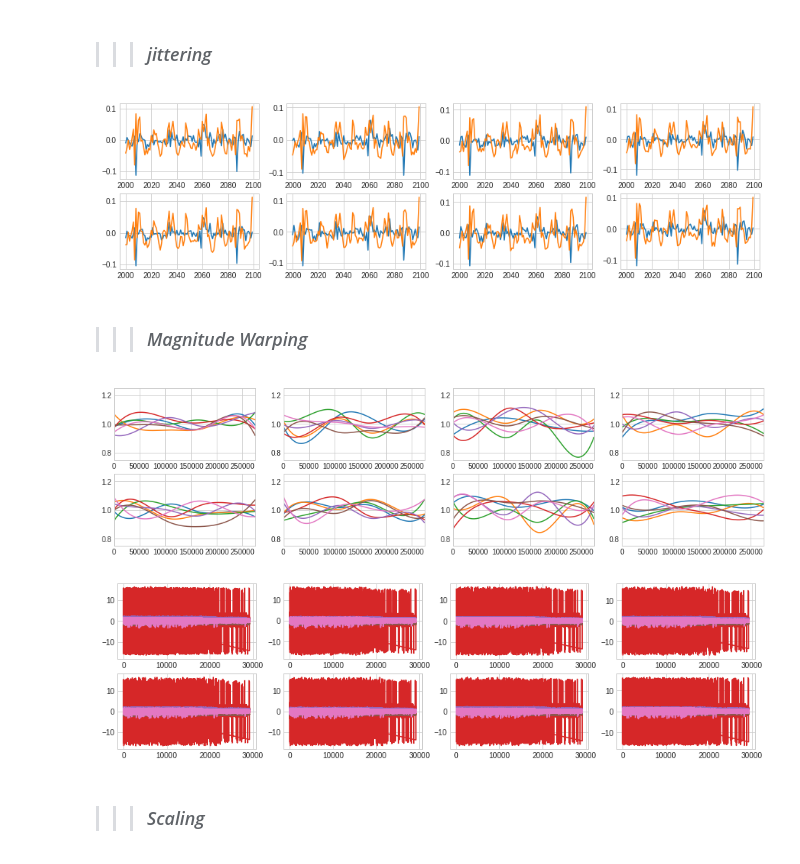
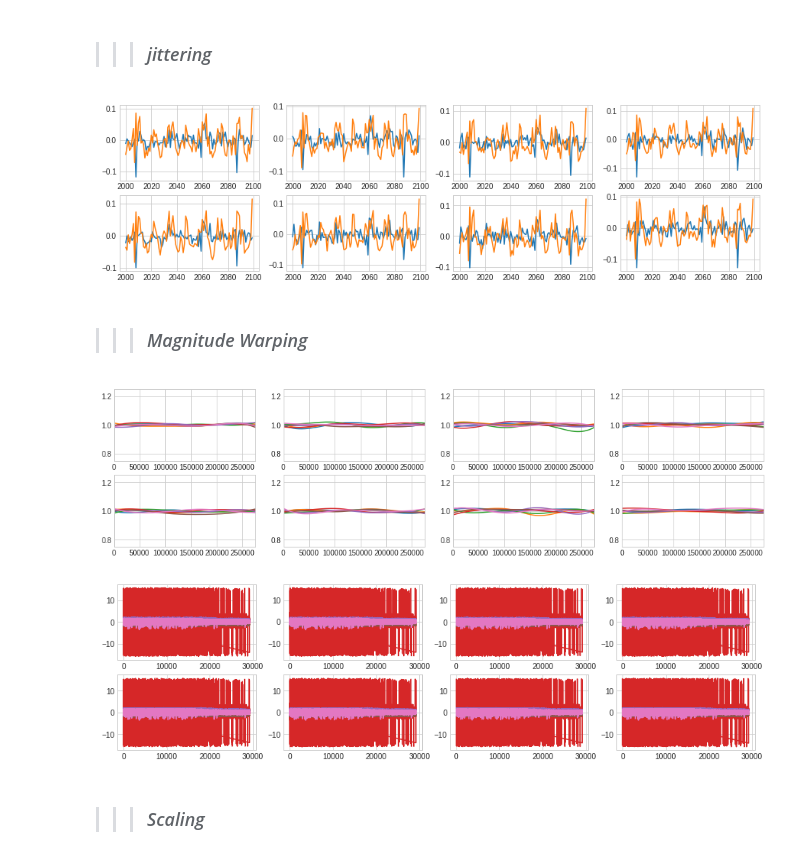
Before and after one commit to caplove/DX_team_4_repo, a Jupyter notebook: Team_4_Augment_CNN.ipynb, the cells around one changed output. Drawn from its saved outputs; the diff is of its cells as text; code cells hidden in the pictures.

```diff
--- a/Team_4_Augment_CNN.ipynb
+++ b/Team_4_Augment_CNN.ipynb
@@ -209,7 +209,7 @@ seed_no = 2022
 np.random.seed(seed = seed_no)
 # %%
 """jittering"""
-sigma = 0.005
+sigma = 0.01
 
 def DA_Jitter(X, sigma=sigma):
     myNoise = np.random.normal(loc=0, scale=sigma, size=X.shape)
@@ -229,12 +229,12 @@ for ii in range(8):
     ax = fig.add_subplot(2,4,ii+1)
     ax.plot(DA_Jitter(x_sample,sigma))
 # %% [output]
-[figure, old version]
+[figure, new version]
 # %% [markdown]
 >>>### *Magnitude Warping*
 # %%
 """Magnitude Warping"""
-sigma = 0.05  # default 0.2  (standard deviation)
+sigma = 0.01  # default 0.2  (standard deviation)
 knot = 4      # default 4    (should be integer)
 #seed_no = 2022
 
@@ -251,34 +251,34 @@ def GenerateRandomCurves(X, sigma=sigma, knot=4):
     cs_a = CubicSpline(xx[:,3], yy[:,3])  # 추가
     cs_b = CubicSpline(xx[:,4], yy[:,4])  # 추가
     cs_c = CubicSpline(xx[:,5], yy[:,5])  # 추가
     cs_i = CubicSpline(xx[:,6], yy[:,6])  # 추가
 
     return np.array([cs_x(x_range),cs_y(x_range),cs_z(x_range),cs_a(x_range),cs_b(x_range),cs_c(x_range),cs_i(x_range)]).transpose()
 
 
 
 ## Random curves around 1.0
 fig = plt.figure(figsize=(16,4))
 for ii in range(8):
     ax = fig.add_subplot(2,4,ii+1)
 #    ax.plot(GenerateRandomCurves(x.iloc[:,0:3], sigma))
     ax.plot(GenerateRandomCurves(x, sigma, knot))
 
     plt.axis([0,x.shape[0],0.75,1.25])
 
 def DA_MagWarp(X, sigma):
     return X * GenerateRandomCurves(X, sigma)
 
 fig = plt.figure(figsize=(15,4))
 for ii in range(8):
     ax = fig.add_subplot(2,4,ii+1)
 #    ax.plot(DA_MagWarp(x.iloc[:,0:3], sigma))
     ax.plot(DA_MagWarp(x,sigma))
 
     # ax.set_xlim([0,20000])
     # ax.set_ylim([-5,5])
 # %% [output]
-[figure, old version]
+[figure, new version]
 [figure]
 # %%
 # x 전체 데이터에 Magnitude Warp
```
Also changed, not shown: parts of 27 cells of this notebook.
